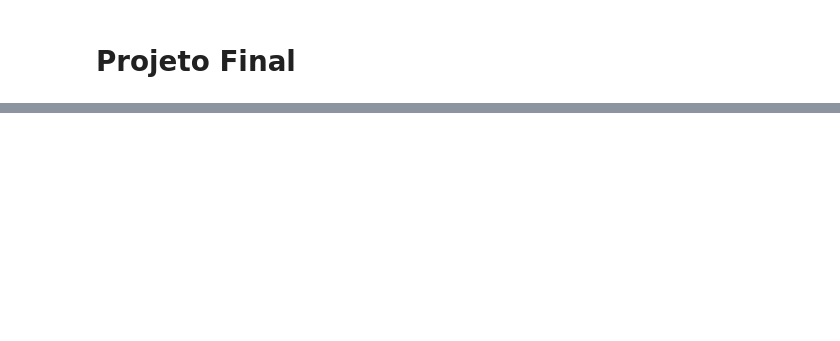
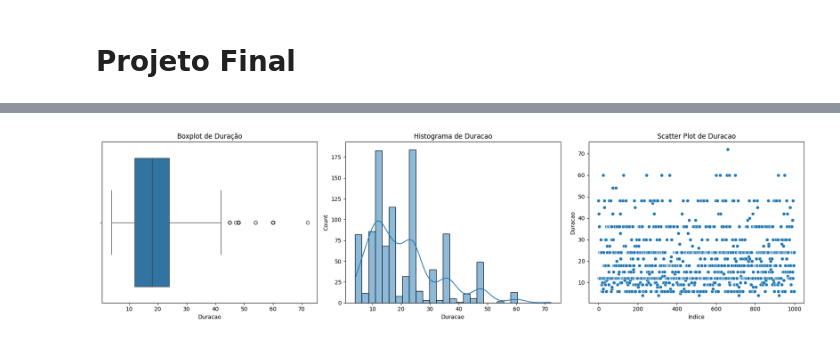
Before and after one commit to Ryans007/DateWithPython, a Jupyter notebook: Projeto Final/projeto_final.ipynb, the cells around one changed output, grey strips where cells are left out. Drawn from its saved outputs; the diff is of its cells as text; code cells hidden in the pictures; blank space fills up the shorter version.

```diff
--- a/Projeto Final/projeto_final.ipynb
+++ b/Projeto Final/projeto_final.ipynb
@@ -165,0 +233,5 @@ Coluna "Investimentos"
+# %%
+# Graficos
+my_numerical_graphics(df_credito, 'Duracao')
+# %% [output]
+[figure, added]
```
Also changed, not shown: parts of 48 cells of this notebook, 1 other file.
